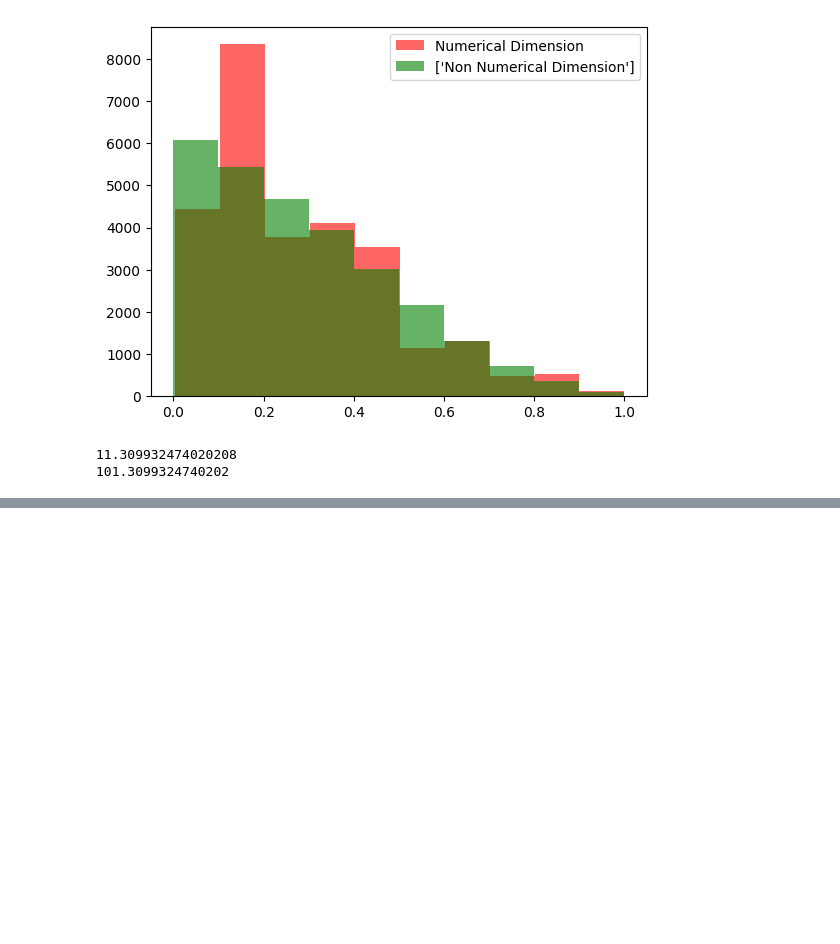
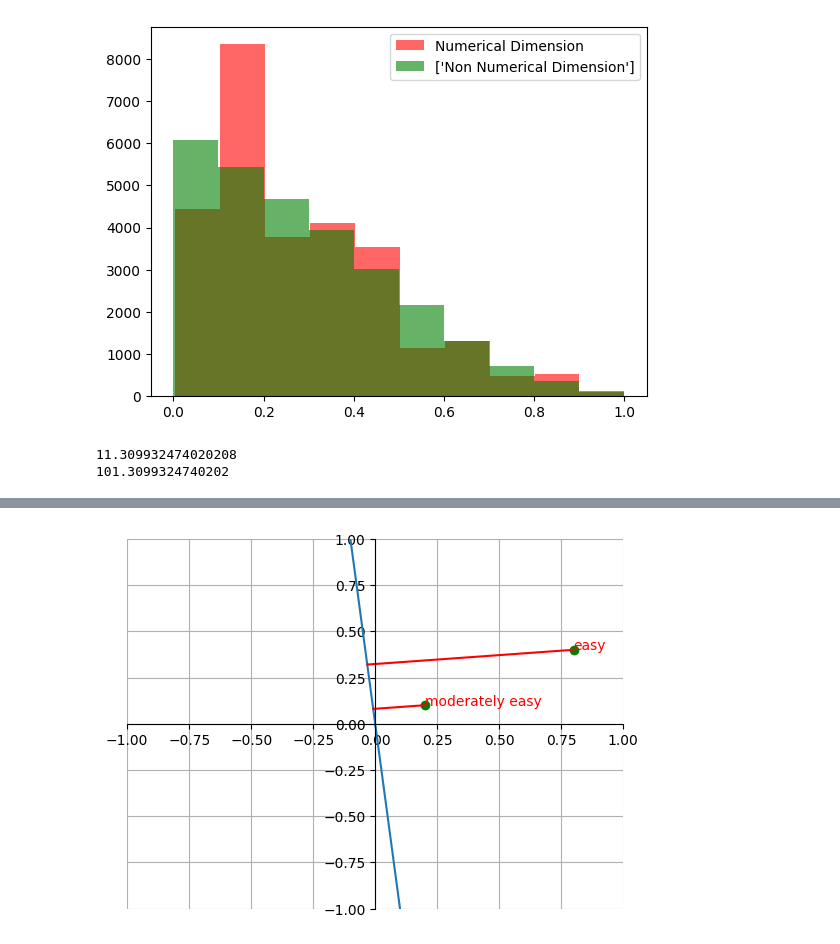
Before and after one commit to defeolab/Dyscalculia, a Jupyter notebook: python-server/server-master/Python/dataset/table_create.ipynb, the cells around one changed output, grey strips where cells are left out. Cells and saved outputs as stored; diff of their text form; code cells hidden in the pictures; blank space fills up the shorter version.

```diff
--- a/python-server/server-master/Python/dataset/table_create.ipynb
+++ b/python-server/server-master/Python/dataset/table_create.ipynb
@@ -214,0 +349,7 @@ print(diff_coeff(1, -0.3, 0.2))
+# %%
+trials = [to_mock_trial(0.8, 0.4), to_mock_trial(0.2, 0.10)]
+corrects = [True, True]
+anns = ["easy", "moderately easy"]
+plot_trials(np.array([-0.1, 1]), trials, corrects, anns, ann_str=True, plot_dist=True)
+# %% [output]
+[figure, added]
```
Also changed, not shown: parts of 9 cells of this notebook, 4 other files.
